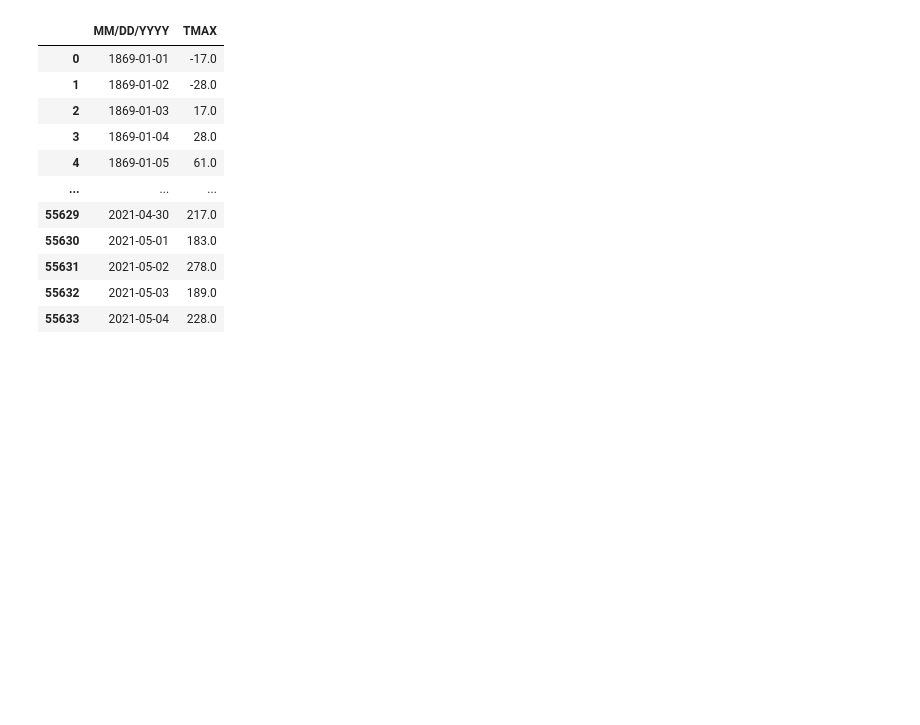
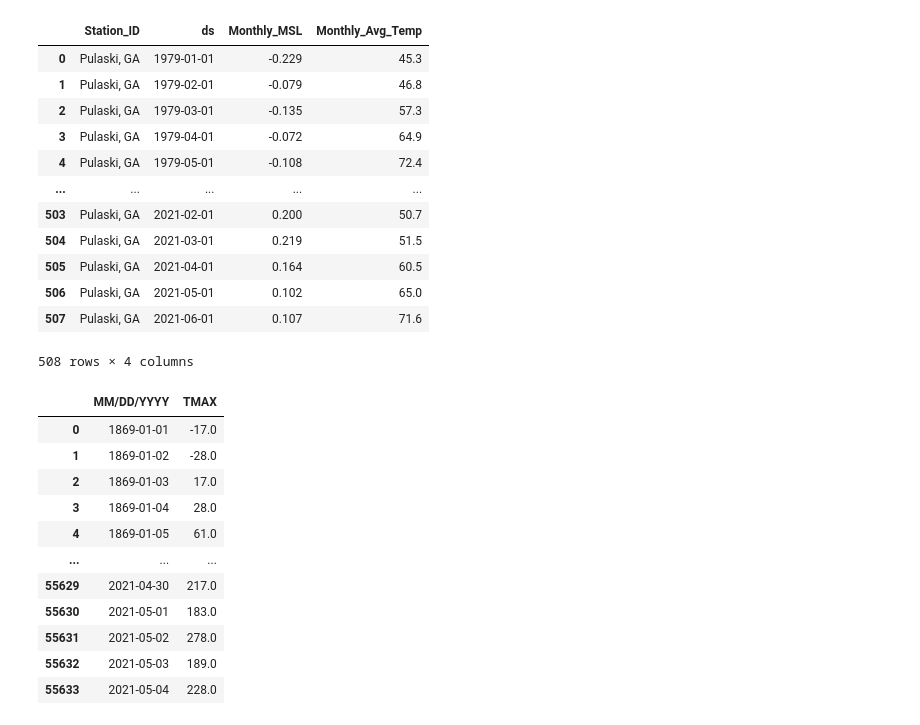
Before and after one commit to LiquidRonnie/Project-2, a Jupyter notebook: Ronnie/polynomial regression.ipynb, the cells around one changed output. Drawn from its saved outputs; the diff is of its cells as text; code cells hidden in the pictures; blank space fills up the shorter version.

```diff
--- a/Ronnie/polynomial regression.ipynb
+++ b/Ronnie/polynomial regression.ipynb
@@ -3,3 +34,19 @@ import pandas as pd
+# %%
+df
+# %% [output]
+|  | Station_ID | ds | Monthly_MSL | Monthly_Avg_Temp |
+| 0 | Pulaski, GA | 1979-01-01 | -0.229 | 45.3 |
+| 1 | Pulaski, GA | 1979-02-01 | -0.079 | 46.8 |
+| 2 | Pulaski, GA | 1979-03-01 | -0.135 | 57.3 |
+| 3 | Pulaski, GA | 1979-04-01 | -0.072 | 64.9 |
+| 4 | Pulaski, GA | 1979-05-01 | -0.108 | 72.4 |
+| ... | ... | ... | ... | ... |
+| 503 | Pulaski, GA | 2021-02-01 | 0.200 | 50.7 |
+| 504 | Pulaski, GA | 2021-03-01 | 0.219 | 51.5 |
+| 505 | Pulaski, GA | 2021-04-01 | 0.164 | 60.5 |
+| 506 | Pulaski, GA | 2021-05-01 | 0.102 | 65.0 |
+| 507 | Pulaski, GA | 2021-06-01 | 0.107 | 71.6 |
+508 rows × 4 columns
 # %%
 # import data
 weather_data = pd.read_csv('../Project-2 Code/nyc_temp_1869_2021.csv')
```
Also changed, not shown: parts of 5 cells of this notebook, 3 other files.
